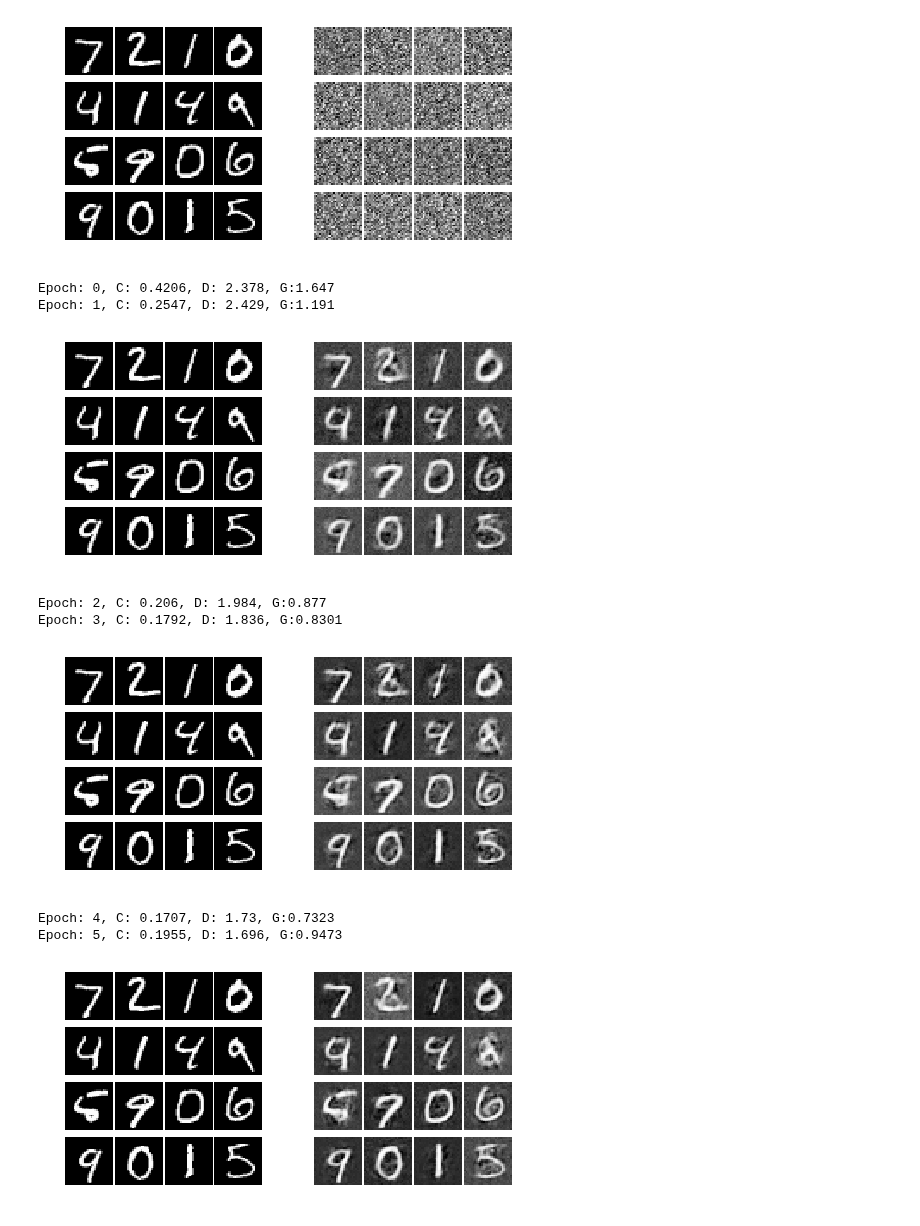
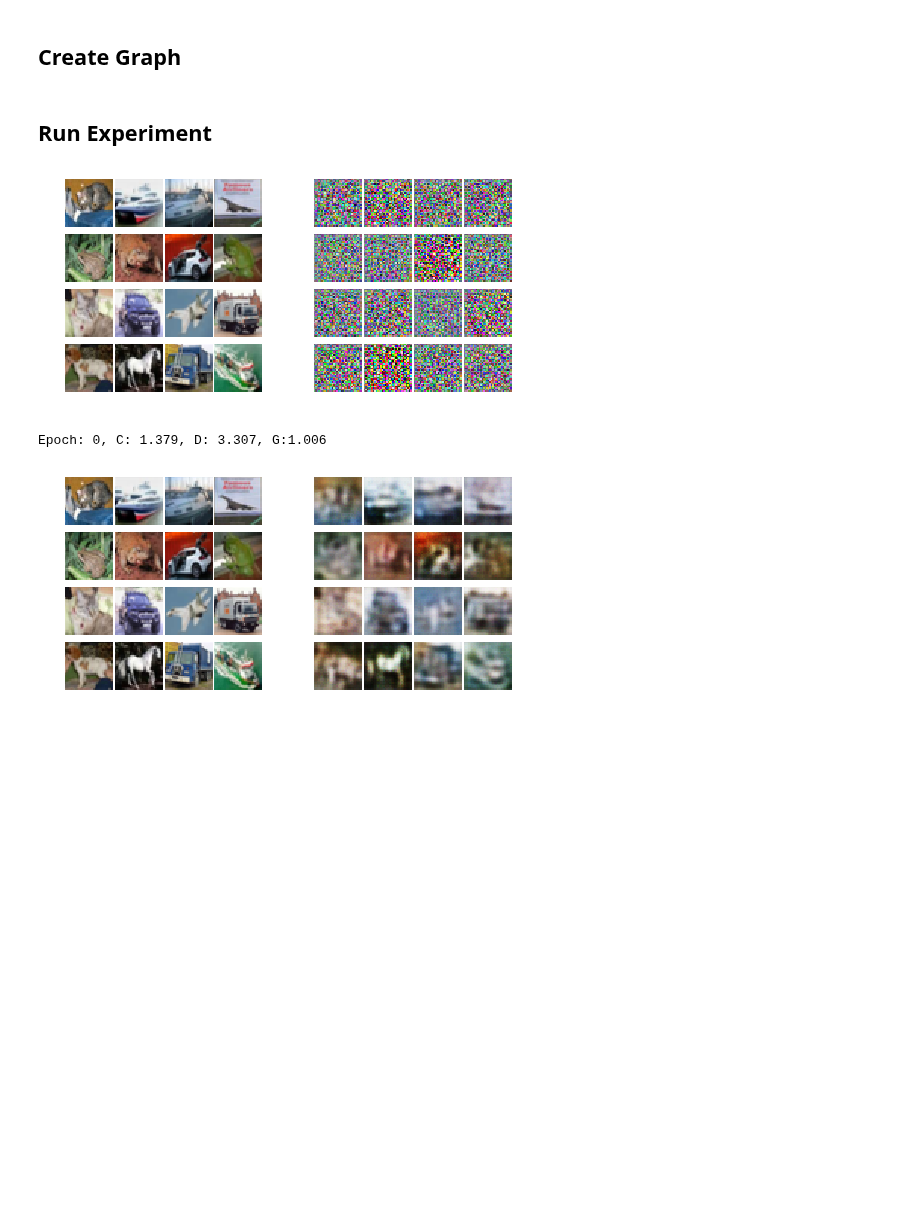
Before and after one commit to austinw218/CS231n, a Jupyter notebook: Adversarial GAN Defense.ipynb, the cells around one changed output. Drawn from its saved outputs; the diff is of its cells as text; code cells hidden in the pictures; blank space fills up the shorter version.

```diff
--- a/Adversarial GAN Defense.ipynb
+++ b/Adversarial GAN Defense.ipynb
@@ -253,24 +317,24 @@ def get_solvers(learning_rate=1e-3, beta1=0.5):
+# %% [markdown]
+## Create Graph
 # %%
 tf.reset_default_graph()
 
-feature = 784
-
 # placeholder for images from the training dataset
-x = tf.placeholder(tf.float32, [None, feature])
+x = tf.placeholder(tf.float32, [None, shape[0]*shape[1]*shape[2]])
 # placeholder for labels from the training dataset
 y = tf.placeholder(tf.int32, [None,])
 # generated images
-Gx = generator(x, feature)
+Gx_processed = generator(x, style, shape)
+Gx = deprocess_img(Gx_processed)
 
 
-logits = classifier(preprocess_img(x))
-
 with tf.variable_scope("") as scope:
+    # standard classifier
+    logits = classifier(preprocess_img(x), style, shape)
     #scale images to be -1 to 1
-    logits_real = discriminator(preprocess_img(x))
+    logits_real = discriminator(preprocess_img(x), style, shape)
     # Re-use discriminator weights on new inputs
-    scope.reuse_variables()
-    logits_fake = discriminator(Gx)
+    logits_fake = discriminator(Gx_processed, style, shape)
 
 # Get the list of variables for the discriminator and generator
 C_vars = tf.get_collection(tf.GraphKeys.TRAINABLE_VARIABLES, 'classifier')
@@ -278,11 +342,15 @@ D_vars = tf.get_collection(tf.GraphKeys.TRAINABLE_VARIABLES, 'discriminator')
 G_vars = tf.get_collection(tf.GraphKeys.TRAINABLE_VARIABLES, 'generator')
 
 # get our solver
-C_solver, D_solver, G_solver = get_solvers()
+learning_rate=1e-3
+beta1=0.5
+C_solver = tf.train.AdamOptimizer(learning_rate, beta1)
+D_solver = tf.train.AdamOptimizer(learning_rate, beta1)
+G_solver = tf.train.AdamOptimizer(learning_rate, beta1)
 
 # get our loss
-C_loss = loss(logits, tf.one_hot(y, 10))
-D_loss, G_loss = gan_loss(logits_real, logits_fake, x, Gx, tf.one_hot(y, 10), 100)
+C_loss = classifier_loss(logits, tf.one_hot(y, 10))
+D_loss, G_loss = gan_loss(logits_real, logits_fake, x, Gx, tf.one_hot(y, 10), alpha)
 
 # setup training steps
 C_train_step = C_solver.minimize(C_loss, var_list=C_vars)
@@ -290,10 +358,22 @@ D_train_step = D_solver.minimize(D_loss, var_list=D_vars)
 G_train_step = G_solver.minimize(G_loss, var_list=G_vars)
 
 # predict and calc accuracy
-C_preds = tf.nn.softmax(logits_real)
+C_preds = tf.nn.softmax(logits)
 C_correct_preds = tf.equal(tf.argmax(C_preds, 1), tf.argmax(tf.one_hot(y, 10), 1))
 C_accuracy = tf.reduce_sum(tf.cast(C_correct_preds, tf.float32)) / tf.to_float(tf.shape(x)[0])
 
-D_preds = tf.nn.softmax(logits)
+D_preds = tf.nn.softmax(logits_real)
 D_correct_preds = tf.equal(tf.argmax(D_preds, 1), tf.argmax(tf.one_hot(y, 10), 1))
 D_accuracy = tf.reduce_sum(tf.cast(D_correct_preds, tf.float32)) / tf.to_float(tf.shape(x)[0])
+
+GAN = {
+    "samp": {"G": Gx},
+    "loss": {"G": G_loss,
+             "D": D_loss,
+             "C": C_loss},
+    "step": {"G": G_train_step,
+             "D": D_train_step,
+             "C": C_train_step},
+    "acur": {"D": D_accuracy,
+             "C": C_accuracy}
+}
@@ -356,15 +380,10 @@ def run_gan(dataset, sess, G_train_step, G_loss, D_train_step, D_loss,\
+# %% [markdown]
+## Run Experiment
 # %%
 with get_session() as sess:
     sess.run(tf.global_variables_initializer())
-    run_gan("mnist",sess,G_train_step,G_loss,D_train_step,D_loss)
+    train(dataset, sess, GAN, epoch, show_plot=False)
 # %% [output]
-[figure, old version]
+[figure, new version]
-Epoch: 0, C: 0.4206, D: 2.378, G:1.647
-Epoch: 1, C: 0.2547, D: 2.429, G:1.191
+Epoch: 0, C: 1.379, D: 3.307, G:1.006
-[figure, old version]
+[figure, new version]
-Epoch: 2, C: 0.206, D: 1.984, G:0.877
-Epoch: 3, C: 0.1792, D: 1.836, G:0.8301
-[figure, removed]
-Epoch: 4, C: 0.1707, D: 1.73, G:0.7323
-Epoch: 5, C: 0.1955, D: 1.696, G:0.9473
-[figure, removed]
```
Also changed, not shown: parts of 23 cells of this notebook, 3 other files.
